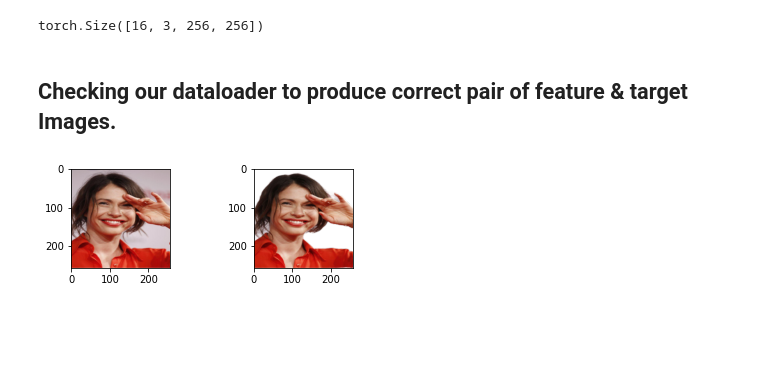
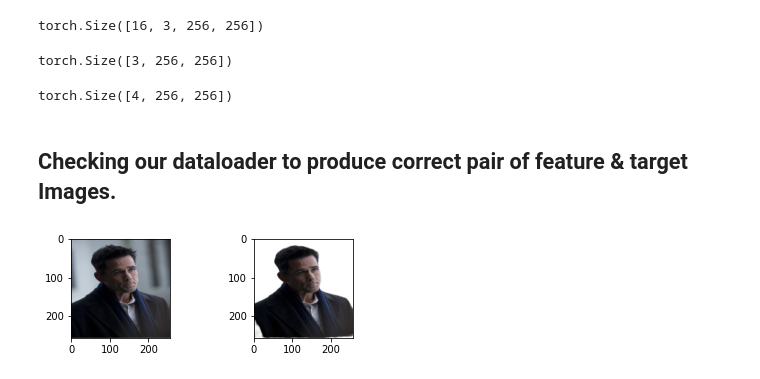
Before and after one commit to sanketsans/Image-Matting-U-Net, a Jupyter notebook: ImageMatting.ipynb, the cells around one changed output. Drawn from its saved outputs; the diff is of its cells as text; code cells hidden in the pictures; blank space fills up the shorter version.

```diff
--- a/ImageMatting.ipynb
+++ b/ImageMatting.ipynb
@@ -58,7 +64,10 @@ Downloading aisegmentcom-matting-human-datasets.zip to /content/gdrive/My Drive/
 # %%
+# start_id = '00000000'
+# end_id = '00000010'
+
 feat_img_dir = '/content/gdrive/My Drive/HumanMattingDatasets/matting/1803151818/matting_000000'
 i = 0
-for x in range(21):
+for x in range(11):
   folder_num = str(x).zfill(2)
   folder = feat_img_dir + folder_num + '/'
   j = 0
@@ -154,17 +168,25 @@ f, t = next(a)
 f.shape
 # %% [output]
 torch.Size([16, 3, 256, 256])
+# %%
+f[0].shape
+# %% [output]
+torch.Size([3, 256, 256])
+# %%
+t[0].shape
+# %% [output]
+torch.Size([4, 256, 256])
 # %% [markdown]
 ## Checking our dataloader to produce correct pair of feature & target Images.
 # %%
-i1 = torchvision.transforms.ToPILImage()(f[5])
-i2 = torchvision.transforms.ToPILImage()(t[5])
+i1 = torchvision.transforms.ToPILImage()(f[10])
+i2 = torchvision.transforms.ToPILImage()(t[10])
 fig = plt.figure()
 a1 = fig.add_subplot(221)
 a1.imshow(i1)
 a2 = fig.add_subplot(222)
 a2.imshow(i2)
 
 plt.show()
 # %% [output]
-[figure, old version]
+[figure, new version]
```
Also changed, not shown: parts of 17 cells of this notebook.
